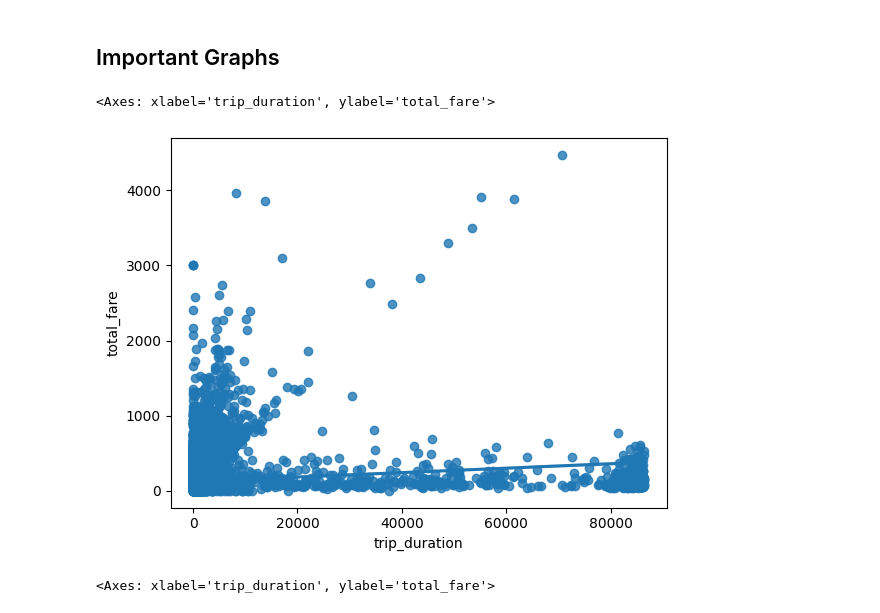
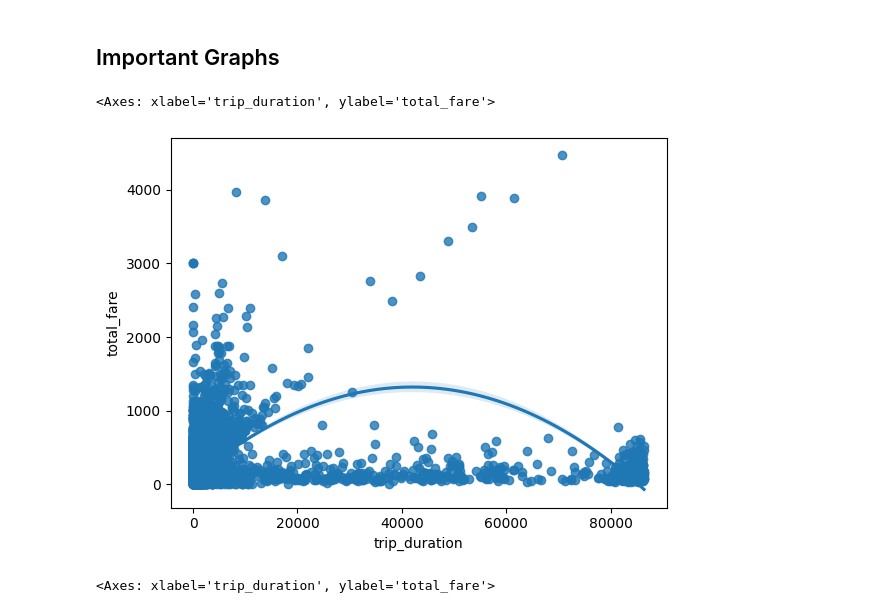
Before and after one commit to SmayanKulkarni/AI-and-ML-Course, a Jupyter notebook: ML-LAB/Final Lab/taxi_pred.ipynb, the cells around one changed output. Saved outputs shown, nothing was run; the diff lists cells and outputs as text; code cells hidden in the pictures.

```diff
--- a/ML-LAB/Final Lab/taxi_pred.ipynb
+++ b/ML-LAB/Final Lab/taxi_pred.ipynb
@@ -141,10 +141,10 @@ print(r2_score(y_test, y_pred), mean_absolute_error(y_test, y_pred), mean_square
 # %% [markdown]
 ## Important Graphs
 # %%
-sns.regplot(x= df['trip_duration'], y =y)
+sns.regplot(x= df['trip_duration'], y =y,order=2)
 # %% [output]
 <Axes: xlabel='trip_duration', ylabel='total_fare'>
-[figure, old version]
+[figure, new version]
 # %%
 sns.residplot(x= df['trip_duration'], y =y)
 # %% [output]
```
Also changed, not shown: parts of 3 cells of this notebook, 2 other files.
